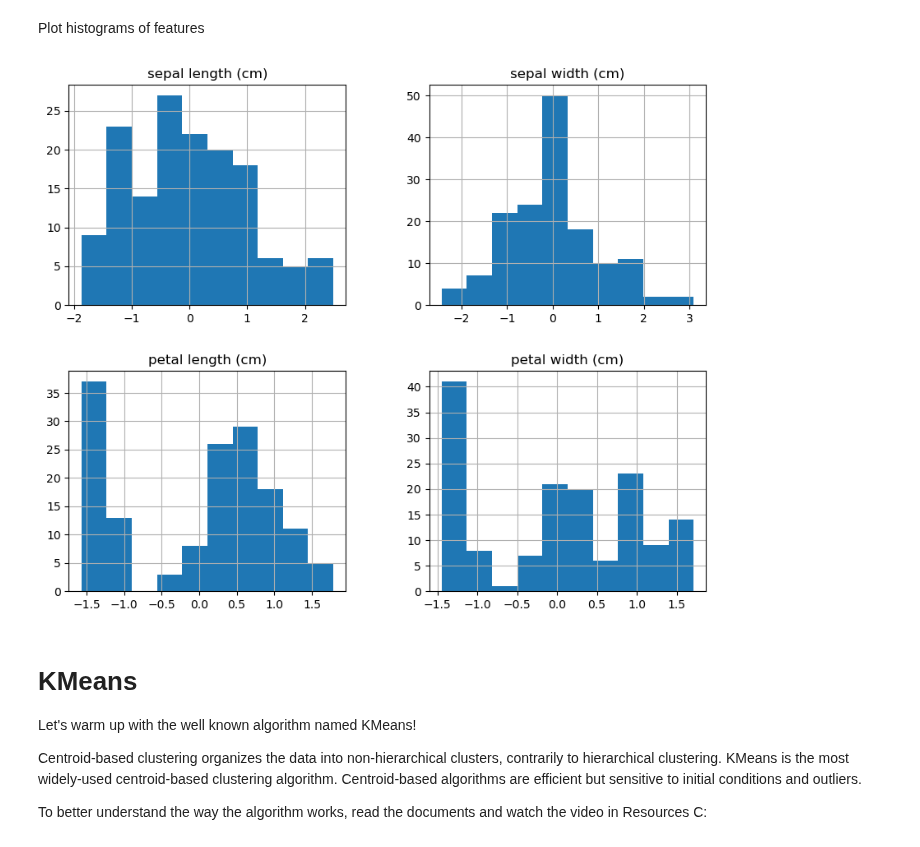
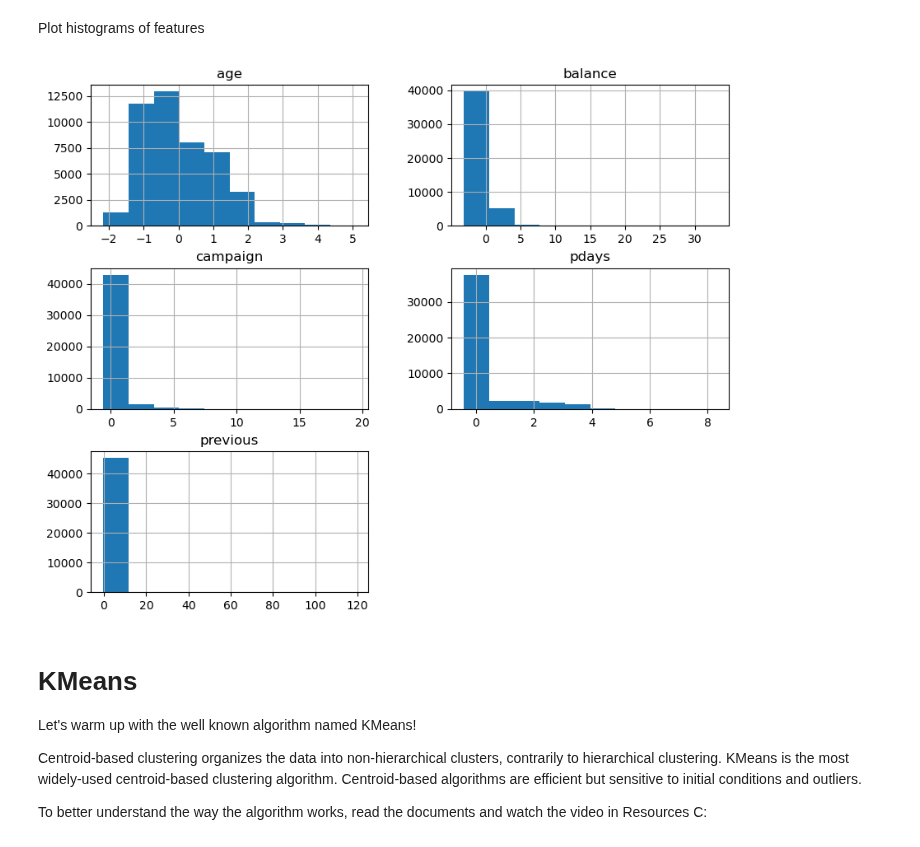
Before and after one commit to ThibaultLaunois/CampNum-12_ML2_Classification_and_Clustering, a Jupyter notebook: ML2.3_clustering_intro/notebook/Clustering_v2.ipynb, the cells around one changed output. Saved outputs shown, nothing was run; the diff lists cells and outputs as text; code cells hidden in the pictures.

Commit message:
refac: it3 change back to bank data

```diff
--- a/ML2.3_clustering_intro/notebook/Clustering_v2.ipynb
+++ b/ML2.3_clustering_intro/notebook/Clustering_v2.ipynb
@@ -66,3 +62,7 @@ df = load_iris(as_frame=True)['data']
+# %%
+# code here
+df = pd.read_csv("../data/bank-full.csv", sep=";")
+numerical_features = ['age','balance','campaign','pdays','previous'] #completed
 # %% [markdown]
 Print a summary of the data as well as the first 5 rows.
 # %%
@@ -102 +99,14 @@ from sklearn.preprocessing import StandardScaler
+# %%
+# code here
+from sklearn.preprocessing import StandardScaler
+from sklearn.pipeline import Pipeline
+from sklearn.compose import ColumnTransformer
+num_pipeline=Pipeline([
+    ('scaler',StandardScaler())
+])
+
+#Column transformer
+preprocessor=ColumnTransformer([
+    ('num',num_pipeline, numerical_features)
+])
 # %%
@@ -110,14 +120,14 @@ Pas de valeurs manquantes
 # %% [markdown]
 Plot histograms of features
 # %%
-df_norm=StandardScaler().fit_transform(df)
+df_norm=preprocessor.fit_transform(df)
 # %%
 # code here
 rcParams['figure.figsize']=(10,8)
-pd.DataFrame(columns=df.columns, data=df_norm).hist()
+pd.DataFrame(columns=numerical_features, data=df_norm).hist()
 plt.show()
 # %% [output]
-[figure, old version]
+[figure, new version]
 # %% [markdown]
 # KMeans
 
```
Also changed, not shown: parts of 11 cells of this notebook.
